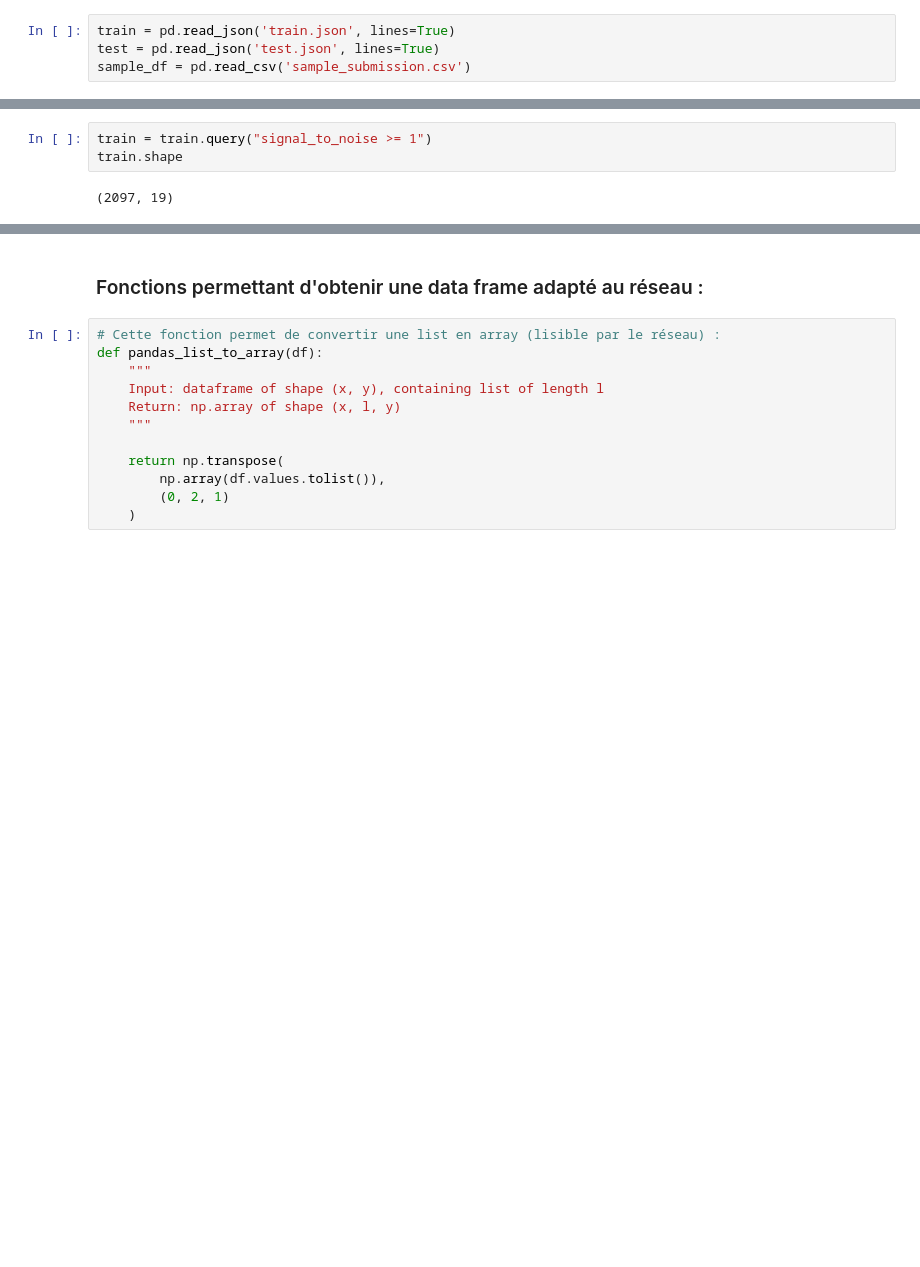
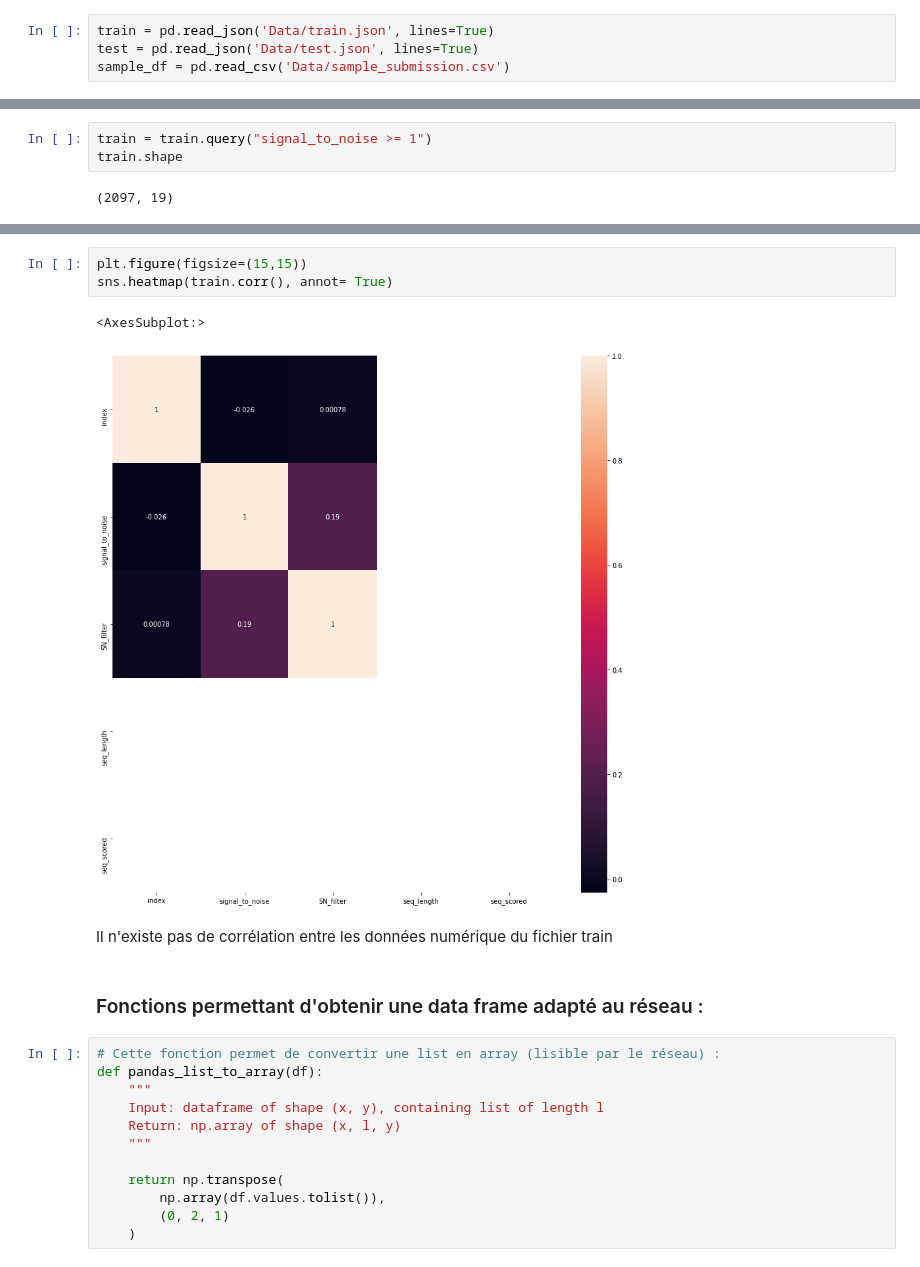
Before and after one commit to lyndamessad/Covid_vaccin, a Jupyter notebook: Covid_vaccin_degradation.ipynb, the cells around one changed output, grey strips where cells are left out. Saved outputs shown, nothing was run; the diff lists cells and outputs as text; blank space fills up the shorter version.

```diff
--- a/Covid_vaccin_degradation.ipynb
+++ b/Covid_vaccin_degradation.ipynb
@@ -19,9 +21,9 @@ from pandas import DataFrame
 # %% [markdown]
 ## Lecture de fichiers :
 # %%
-train = pd.read_json('train.json', lines=True)
-test = pd.read_json('test.json', lines=True)
-sample_df = pd.read_csv('sample_submission.csv')
+train = pd.read_json('Data/train.json', lines=True)
+test = pd.read_json('Data/test.json', lines=True)
+sample_df = pd.read_csv('Data/sample_submission.csv')
 # %% [markdown]
 ## Visualisation des données
 # %%
@@ -169,3 +182,11 @@ train.shape
+# %%
+plt.figure(figsize=(15,15))
+sns.heatmap(train.corr(), annot= True)
+# %% [output]
+<AxesSubplot:>
+[figure, added]
+# %% [markdown]
+Il n'existe pas de corrélation entre les données numérique du fichier train
 # %% [markdown]
 ### Fonctions permettant d'obtenir une data frame adapté au réseau :
 # %%
```
Also changed, not shown: parts of 3 cells of this notebook.
